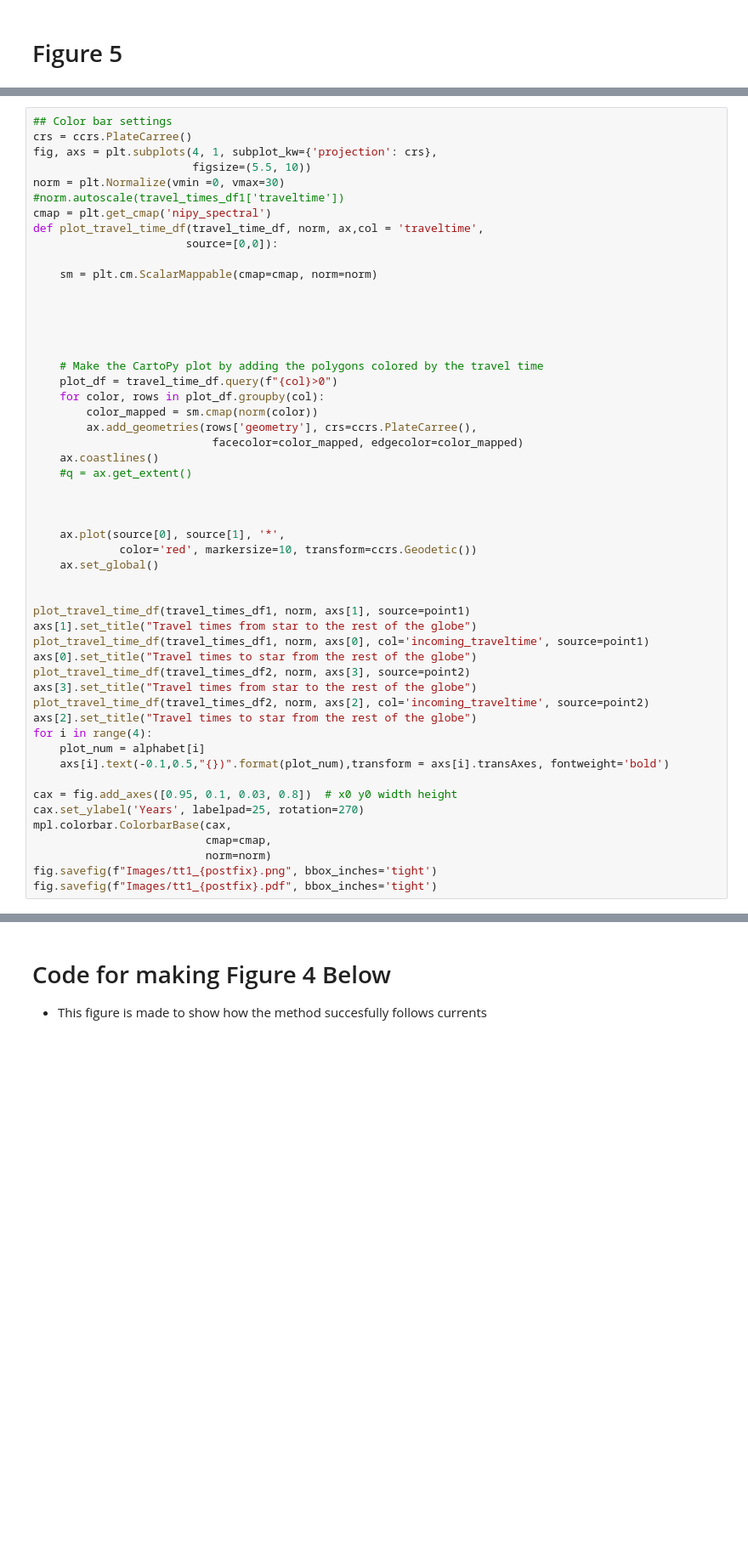
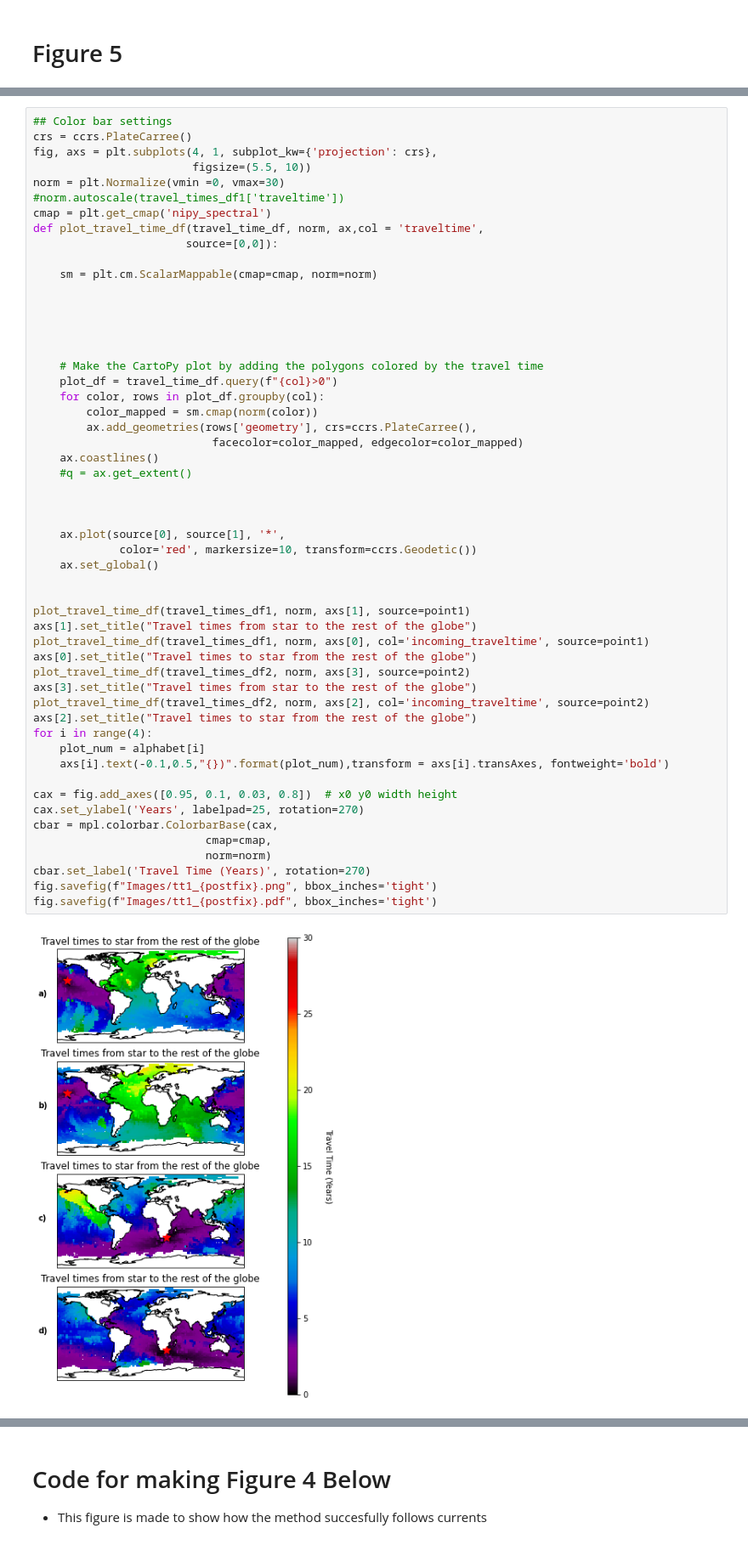
Before and after one commit to MikeOMa/MLTravelTimesFigures, a Jupyter notebook: FiguresForPaper.ipynb, the cells around one changed output, grey strips where cells are left out. Shown at 85% size. Drawn from its saved outputs; the diff is of its cells as text; blank space fills up the shorter version.

```diff
--- a/FiguresForPaper.ipynb
+++ b/FiguresForPaper.ipynb
@@ -135,32 +132,35 @@ def plot_travel_time_df(travel_time_df, norm, ax,col = 'traveltime',
         ax.add_geometries(rows['geometry'], crs=ccrs.PlateCarree(),
                            facecolor=color_mapped, edgecolor=color_mapped)
     ax.coastlines()
     #q = ax.get_extent()
 
 
 
     ax.plot(source[0], source[1], '*',
              color='red', markersize=10, transform=ccrs.Geodetic())
     ax.set_global()
 
 
 plot_travel_time_df(travel_times_df1, norm, axs[1], source=point1)
 axs[1].set_title("Travel times from star to the rest of the globe")
 plot_travel_time_df(travel_times_df1, norm, axs[0], col='incoming_traveltime', source=point1)
 axs[0].set_title("Travel times to star from the rest of the globe")
 plot_travel_time_df(travel_times_df2, norm, axs[3], source=point2)
 axs[3].set_title("Travel times from star to the rest of the globe")
 plot_travel_time_df(travel_times_df2, norm, axs[2], col='incoming_traveltime', source=point2)
 axs[2].set_title("Travel times to star from the rest of the globe")
 for i in range(4):
     plot_num = alphabet[i]
     axs[i].text(-0.1,0.5,"{})".format(plot_num),transform = axs[i].transAxes, fontweight='bold')
 
 cax = fig.add_axes([0.95, 0.1, 0.03, 0.8])  # x0 y0 width height
 cax.set_ylabel('Years', labelpad=25, rotation=270)
-mpl.colorbar.ColorbarBase(cax,
+cbar = mpl.colorbar.ColorbarBase(cax,
                           cmap=cmap,
                           norm=norm)
+cbar.set_label('Travel Time (Years)', rotation=270)
 fig.savefig(f"Images/tt1_{postfix}.png", bbox_inches='tight')
 fig.savefig(f"Images/tt1_{postfix}.pdf", bbox_inches='tight')
+# %% [output]
+[figure, added]
 # %%
```
Also changed, not shown: parts of 17 cells of this notebook, 9 other files.
